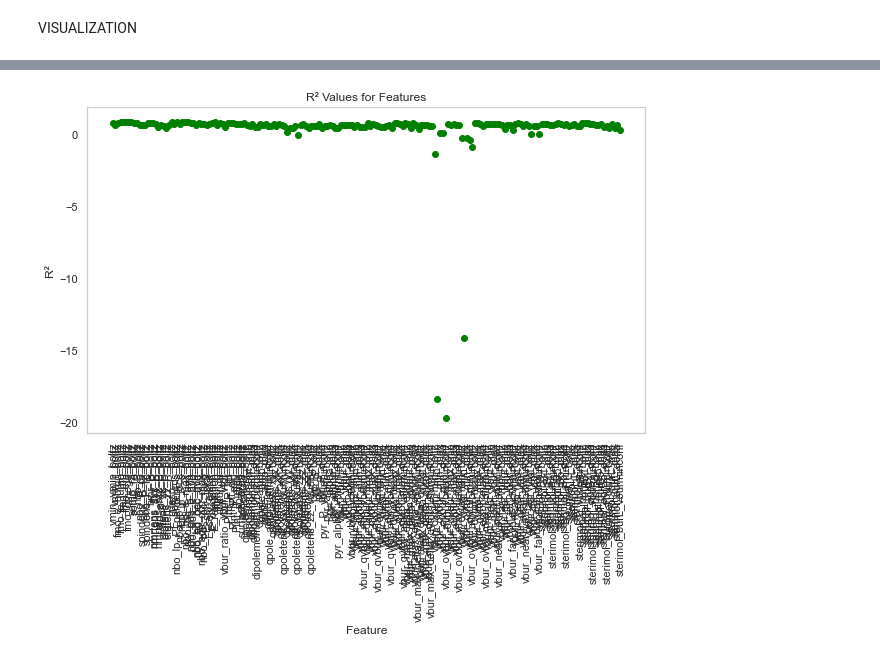
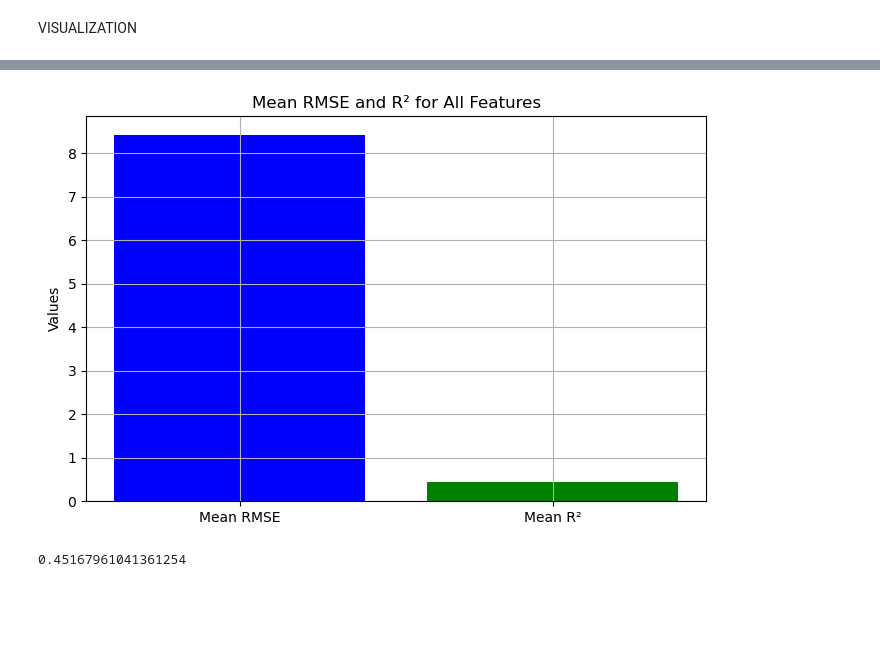
Before and after one commit to alphago1234/Cross-Electrophile-Coupling, a Jupyter notebook: Model/Lasso.ipynb, the cells around one changed output, grey strips where cells are left out. Drawn from its saved outputs; the diff is of its cells as text; code cells hidden in the pictures; blank space fills up the shorter version.

```diff
--- a/Model/Lasso.ipynb
+++ b/Model/Lasso.ipynb
@@ -190,11 +157,19 @@ plt.show()
+# %%
+import pandas as pd
+import matplotlib.pyplot as plt
+
+data = pd.read_csv('model_performance_lasso.csv') #file path for csv or excel
 # %%
-plt.figure(figsize=(10, 6))
-plt.scatter(data['Feature'], data['R²'], color='green')
-plt.title('R² Values for Features')
-plt.xlabel('Feature')
-plt.ylabel('R²')
-plt.xticks(rotation=90)
+mean_rmse = data['RMSE'].mean()
+mean_r2 = data['R2'].mean()
+
+plt.figure(figsize=(8, 5))
+plt.bar(['Mean RMSE', 'Mean R²'], [mean_rmse, mean_r2], color=['blue', 'green'])
+plt.title('Mean RMSE and R² for All Features')
+plt.ylabel('Values')
 plt.grid()
 plt.show()
+print(mean_r2)
 # %% [output]
-[figure, old version]
+[figure, new version]
+0.45167961041361254
```
Also changed, not shown: parts of 10 cells of this notebook, 7 other files.
